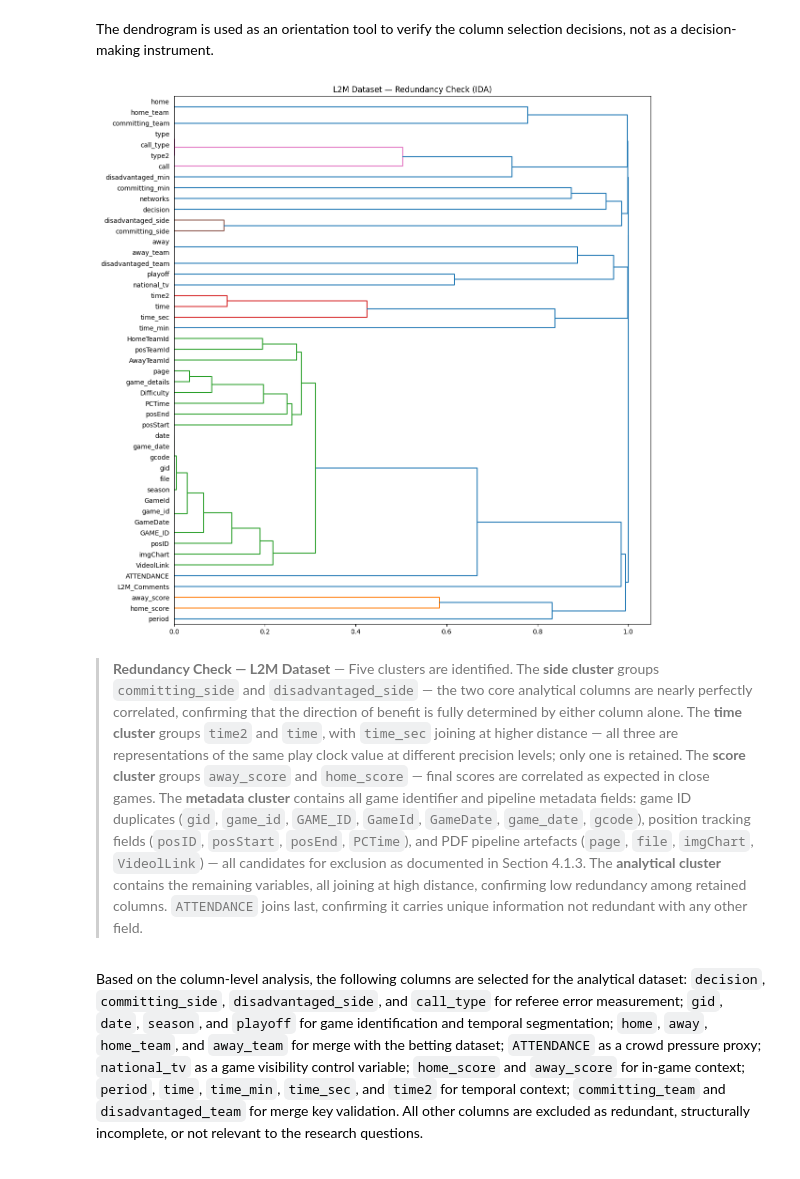
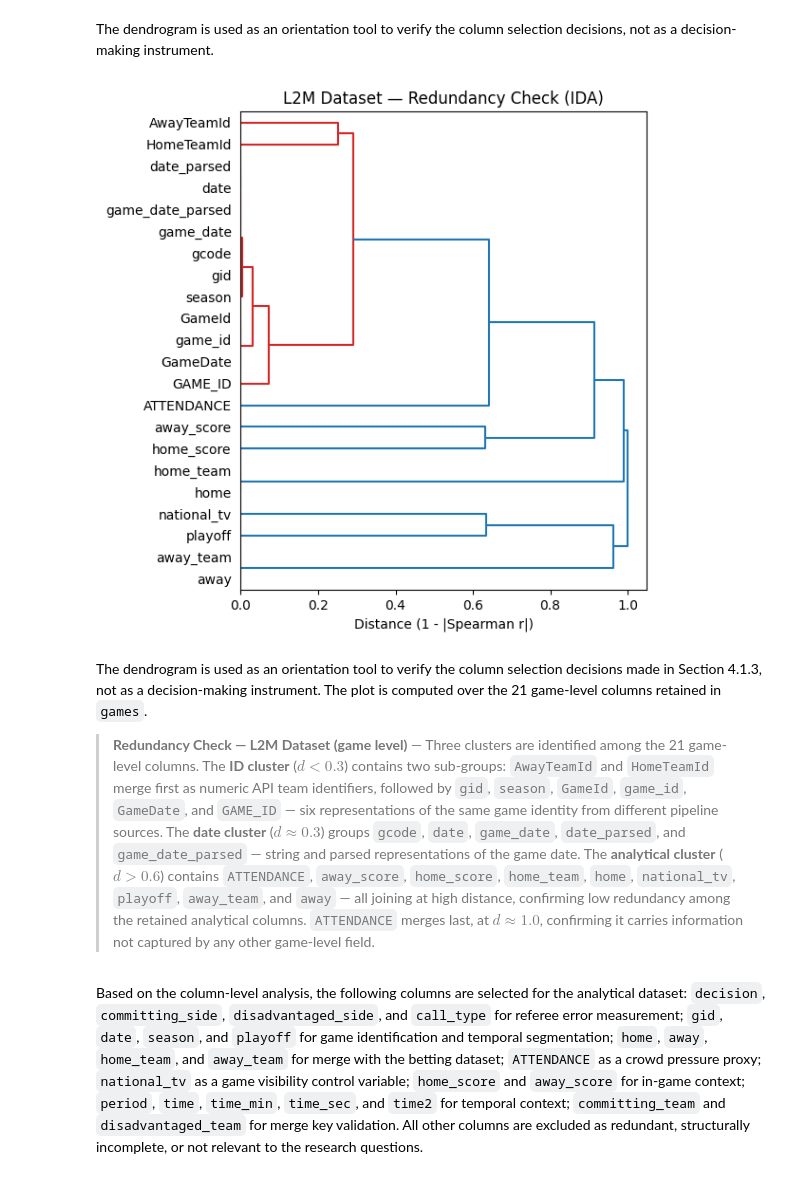
Before and after one commit to RoumenNikolov/decision-bias-study, a Jupyter notebook: bias_analysis.ipynb, the cells around one changed output. Cells and saved outputs as stored; diff of their text form; code cells hidden in the pictures.

```diff
--- a/bias_analysis.ipynb
+++ b/bias_analysis.ipynb
@@ -427 +425,11 @@ Field                       Unique  Type        Sample values
+# %%
+game_column = ['gid', 'date', 'game_date', 'GameDate',
+               'home', 'away', 'home_team', 'away_team',
+               'home_score', 'away_score',
+               'season', 'playoff',
+               'ATTENDANCE', 'national_tv',
+               'GAME_ID', 'game_id', 'GameId', 'gcode',
+               'HomeTeamId', 'AwayTeamId']
+
+games = nba_data.drop_duplicates(subset='gid')[game_column].copy()
 # %% [markdown]
@@ -478,7 +488,6 @@ gid: NBA game ID
 # %%
 print(nba_data[['gid', 'GAME_ID', 'game_id', 'GameId', 'gcode']].drop_duplicates().head(5))
 
-games = nba_data.drop_duplicates(subset='gid').copy()
 print(f"Total games: {len(games)}")
 print(f"gid missing: {games['gid'].isnull().sum()}")
 print(f"GAME_ID missing: {games['GAME_ID'].isnull().sum()}")
@@ -1033,8 +1056,6 @@ plt.show()
 # %% [markdown]
 * **Playoff column** --- the split between regular season and playoff games is examined. Dummy variable equal to `True` if the game occurred in the playoffs.
 # %%
-games = nba_data.drop_duplicates(subset='gid')
-
 print('Unique values:')
 print(games['playoff'].unique())
 print()
@@ -1134,7 +1172,6 @@ Rows: 13, Unique games: 1
 # %% [markdown]
 The single 2022 game with restricted attendance is confirmed and 13 rows are verified to correspond to one game.
 # %%
-games = nba_data.drop_duplicates(subset='gid')
 print(games.groupby('home_team')['ATTENDANCE'].median().sort_values(ascending=False).head(15))
 # %% [output]
 home_team
@@ -1359,11 +1374,17 @@ print(nba_data[['posTeamId', 'committing_team']].dropna().drop_duplicates('commi
 # %% [markdown]
 The dendrogram is used as an orientation tool to verify the column selection decisions, not as a decision-making instrument.
 # %%
-plot_redundancy(nba_data, title='L2M Dataset — Redundancy Check (IDA)')
+plot_redundancy(games, title='L2M Dataset — Redundancy Check (IDA)', figsize=(6, 6) )
 # %% [output]
-[figure, old version]
+[figure, new version]
 # %% [markdown]
-> **Redundancy Check — L2M Dataset** — Five clusters are identified. The **side cluster** groups `committing_side` and `disadvantaged_side` — the two core analytical columns are nearly perfectly correlated, confirming that the direction of benefit is fully determined by either column alone. The **time cluster** groups `time2` and `time`, with `time_sec` joining at higher distance — all three are representations of the same play clock value at different precision levels; only one is retained. The **score cluster** groups `away_score` and `home_score` — final scores are correlated as expected in close games. The **metadata cluster** contains all game identifier and pipeline metadata fields: game ID duplicates (`gid`, `game_id`, `GAME_ID`, `GameId`, `GameDate`, `game_date`, `gcode`), position tracking fields (`posID`, `posStart`, `posEnd`, `PCTime`), and PDF pipeline artefacts (`page`, `file`, `imgChart`, `VideolLink`) — all candidates for exclusion as documented in Section 4.1.3. The **analytical cluster** contains the remaining variables, all joining at high distance, confirming low redundancy among retained columns. `ATTENDANCE` joins last, confirming it carries unique information not redundant with any other field.
+The dendrogram is used as an orientation tool to verify the column selection decisions made in Section 4.1.3, not as a decision-making instrument. The plot is computed over the 21 game-level columns retained in `games`.
+
+> **Redundancy Check — L2M Dataset (game level)** — Three clusters are identified among the 21 game-level columns.
+> The **ID cluster** ($d < 0.3$) contains two sub-groups: `AwayTeamId` and `HomeTeamId` merge first as numeric API team identifiers, followed by `gid`, `season`, `GameId`, `game_id`, `GameDate`, and `GAME_ID` — six representations of the same game identity from different pipeline sources.
+> The **date cluster** ($d \approx 0.3$) groups `gcode`, `date`, `game_date`, `date_parsed`, and `game_date_parsed` — string and parsed representations of the game date.
+> The **analytical cluster** ($d > 0.6$) contains `ATTENDANCE`, `away_score`, `home_score`, `home_team`, `home`, `national_tv`, `playoff`, `away_team`, and `away` — all joining at high distance, confirming low redundancy among the retained analytical columns.
+> `ATTENDANCE` merges last, at $d \approx 1.0$, confirming it carries information not captured by any other game-level field.
 # %% [markdown]
 Based on the column-level analysis, the following columns are selected for the analytical dataset: `decision`, `committing_side`, `disadvantaged_side`, and `call_type` for referee error measurement; `gid`, `date`, `season`, and `playoff` for game identification and temporal segmentation; `home`, `away`, `home_team`, and `away_team` for merge with the betting dataset; `ATTENDANCE` as a crowd pressure proxy; `national_tv` as a game visibility control variable; `home_score` and `away_score` for in-game context; `period`, `time`, `time_min`, `time_sec`, and `time2` for temporal context; `committing_team` and `disadvantaged_team` for merge key validation. All other columns are excluded as redundant, structurally incomplete, or not relevant to the research questions.
 # %%
```
Also changed, not shown: parts of 54 cells of this notebook, 2 other files.
